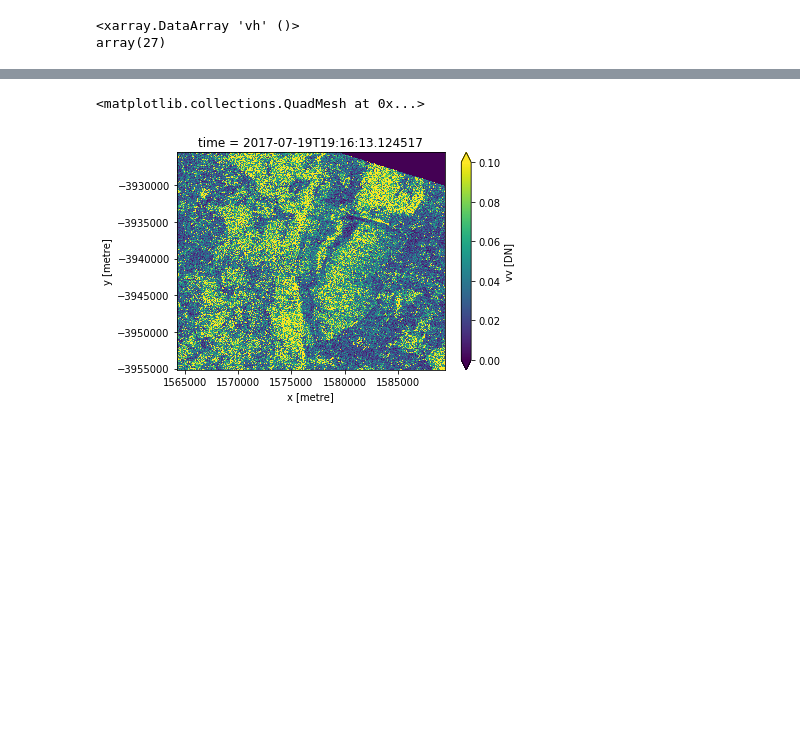
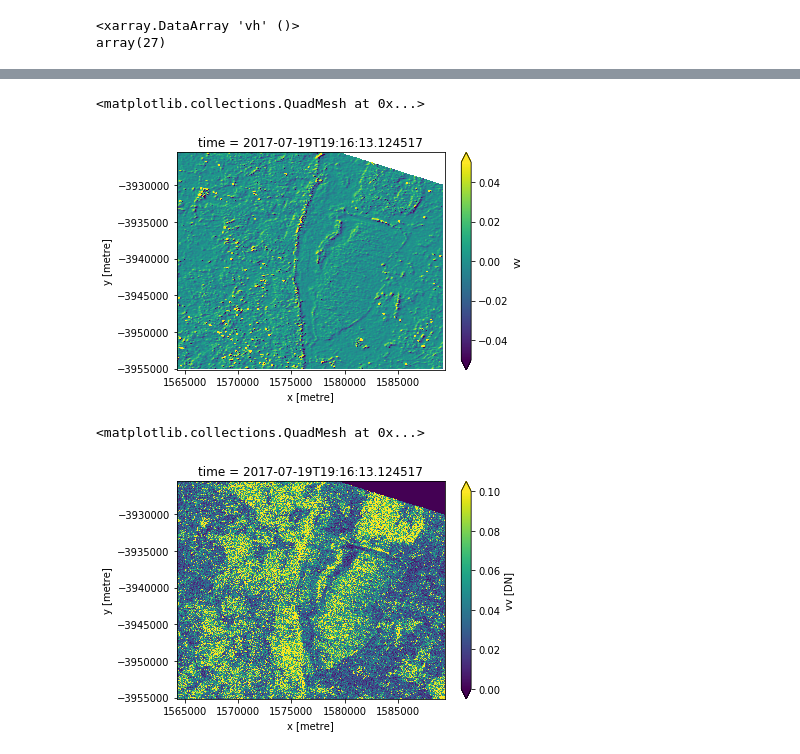
Before and after one commit to opendatacube/datacube-conference-2019, a Jupyter notebook: water_interoperability/sentinel1_load_and_classify_v2.ipynb, the cells around one changed output, grey strips where cells are left out. Cells and saved outputs as stored; diff of their text form; code cells hidden in the pictures; blank space fills up the shorter version.

```diff
--- a/water_interoperability/sentinel1_load_and_classify_v2.ipynb
+++ b/water_interoperability/sentinel1_load_and_classify_v2.ipynb
@@ -50 +83,10 @@ smoothed.isel(time=14).vv.plot(vmin=0,vmax=0.1)
+# %%
+# alternative quick mean filter
+smoothed_mean = radar_lake_clean.rolling(x=7).mean().rolling(y=7).mean()
+# %%
+# visible difference on edge of features and for narrow features
+(smoothed_mean.isel(time=14).vv-smoothed.isel(time=14).vv).plot(vmin=-0.05, vmax=0.05)
+# %% [output]
+<matplotlib.collections.QuadMesh at 0x...>
+[figure, added]
 # %%
```
Also changed, not shown: parts of 37 cells of this notebook.
